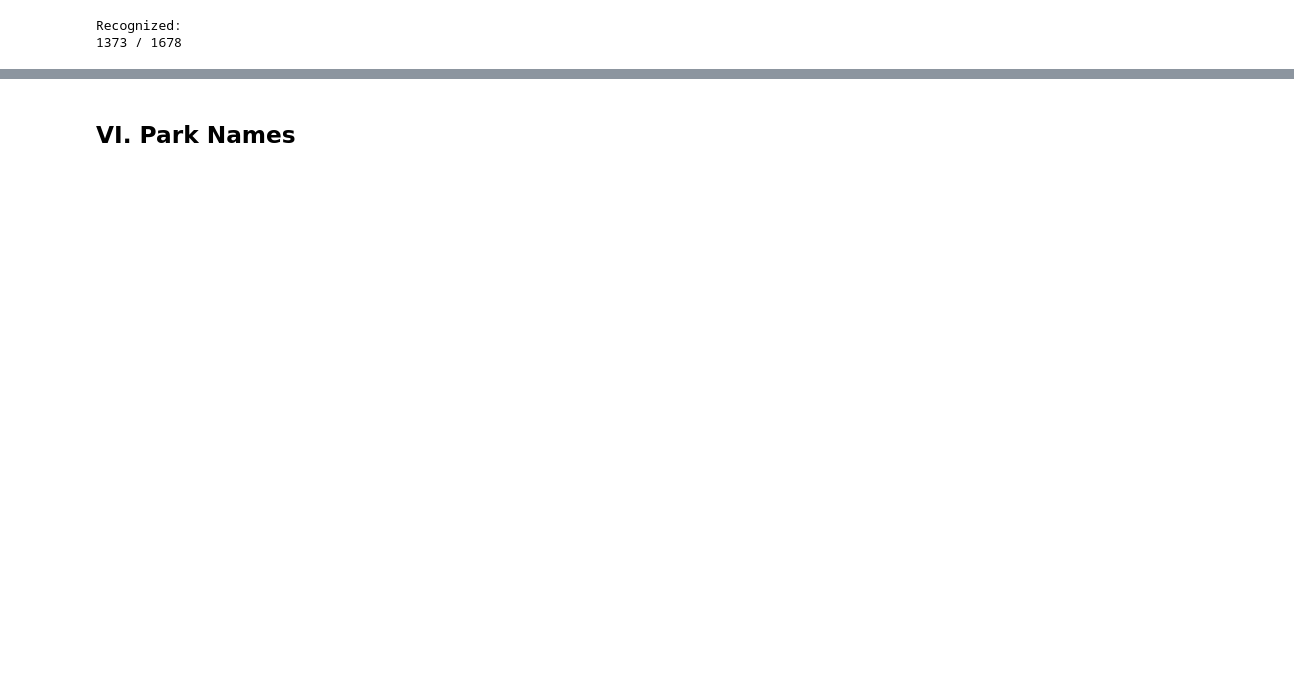
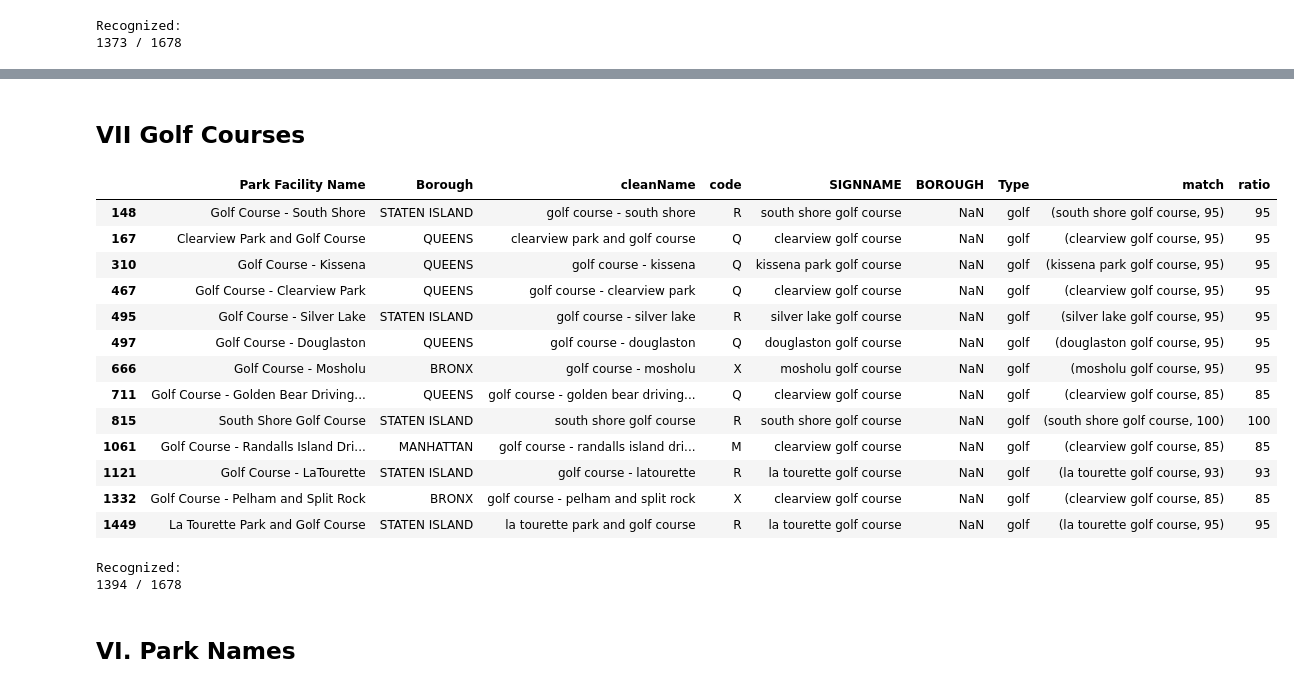
Before and after one commit to gdobler/parqa, a Jupyter notebook: 311/ONTOLOGY/Ontology2.0.ipynb, the cells around one changed output, grey strips where cells are left out. Cells and saved outputs as stored; diff of their text form; code cells hidden in the pictures; blank space fills up the shorter version.

```diff
--- a/311/ONTOLOGY/Ontology2.0.ipynb
+++ b/311/ONTOLOGY/Ontology2.0.ipynb
@@ -288,0 +304,6 @@ Recognized:
+# %%
+cParksMatched.ix[cParksMatched.Type=='school', 'SIGNNAME'] = \
+cParksMatched.ix[cParksMatched.Type=='school', 'match'].apply(lambda x: x[0])
+
+cParksMatched.ix[cParksMatched.Type=='school', 'ratio'] = \
+cParksMatched.ix[cParksMatched.Type=='school', 'match'].apply(lambda x: x[1])
@@ -288,0 +322,2 @@ Recognized:
+# %% [markdown]
+## VII Golf Courses
@@ -289,3 +326,37 @@ Recognized:
+# %%
+cParksMatched.ix[pd.isnull(cParksMatched.SIGNNAME) & cParksMatched.cleanName.str.contains('golf '), 'Type'] = 'golf'
+# %%
+cParksMatched.ix[cParksMatched.Type=='golf', 'match'] = \
+cParksMatched.ix[cParksMatched.Type=='golf', 'cleanName'].apply(lambda x: process.extractOne(x, golfs))
+# %%
+cParksMatched.ix[cParksMatched.Type=='golf', 'SIGNNAME'] = \
+cParksMatched.ix[cParksMatched.Type=='golf', 'match'].apply(lambda x: x[0])
+
+cParksMatched.ix[cParksMatched.Type=='golf', 'ratio'] = \
+cParksMatched.ix[cParksMatched.Type=='golf', 'match'].apply(lambda x: x[1])
+# %%
+cParksMatched[cParksMatched.Type=='golf']
+# %% [output]
+|  | Park Facility Name | Borough | cleanName | code | SIGNNAME | BOROUGH | Type | match | ratio |
+| 148 | Golf Course - South Shore | STATEN ISLAND | golf course - south shore | R | south shore golf course | NaN | golf | (south shore golf course, 95) | 95 |
+| 167 | Clearview Park and Golf Course | QUEENS | clearview park and golf course | Q | clearview golf course | NaN | golf | (clearview golf course, 95) | 95 |
+| 310 | Golf Course - Kissena | QUEENS | golf course - kissena | Q | kissena park golf course | NaN | golf | (kissena park golf course, 95) | 95 |
+| 467 | Golf Course - Clearview Park | QUEENS | golf course - clearview park | Q | clearview golf course | NaN | golf | (clearview golf course, 95) | 95 |
+| 495 | Golf Course - Silver Lake | STATEN ISLAND | golf course - silver lake | R | silver lake golf course | NaN | golf | (silver lake golf course, 95) | 95 |
+| 497 | Golf Course - Douglaston | QUEENS | golf course - douglaston | Q | douglaston golf course | NaN | golf | (douglaston golf course, 95) | 95 |
+| 666 | Golf Course - Mosholu | BRONX | golf course - mosholu | X | mosholu golf course | NaN | golf | (mosholu golf course, 95) | 95 |
+| 711 | Golf Course - Golden Bear Driving... | QUEENS | golf course - golden bear driving... | Q | clearview golf course | NaN | golf | (clearview golf course, 85) | 85 |
+| 815 | South Shore Golf Course | STATEN ISLAND | south shore golf course | R | south shore golf course | NaN | golf | (south shore golf course, 100) | 100 |
+| 1061 | Golf Course - Randalls Island Dri... | MANHATTAN | golf course - randalls island dri... | M | clearview golf course | NaN | golf | (clearview golf course, 85) | 85 |
+| 1121 | Golf Course - LaTourette | STATEN ISLAND | golf course - latourette | R | la tourette golf course | NaN | golf | (la tourette golf course, 93) | 93 |
+| 1332 | Golf Course - Pelham and Split Rock | BRONX | golf course - pelham and split rock | X | clearview golf course | NaN | golf | (clearview golf course, 85) | 85 |
+| 1449 | La Tourette Park and Golf Course | STATEN ISLAND | la tourette park and golf course | R | la tourette golf course | NaN | golf | (la tourette golf course, 95) | 95 |
+# %%
+print 'Recognized:'
+print len(cParksMatched[pd.notnull(cParksMatched.SIGNNAME)]), '/', len(cParksMatched)
+# %% [output]
+Recognized:
+1394 / 1678
 # %% [markdown]
 ## VI. Park Names
 # %%
```
Also changed, not shown: parts of 10 cells of this notebook, 2 other files.
